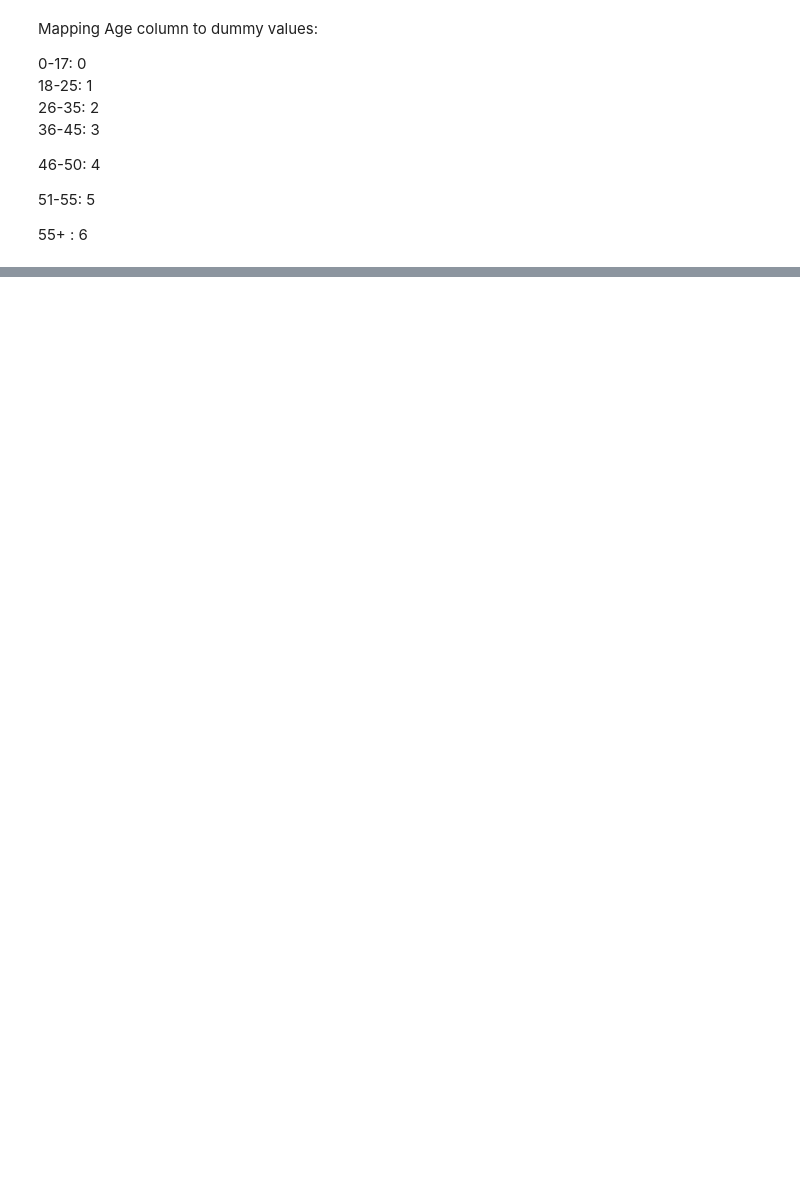
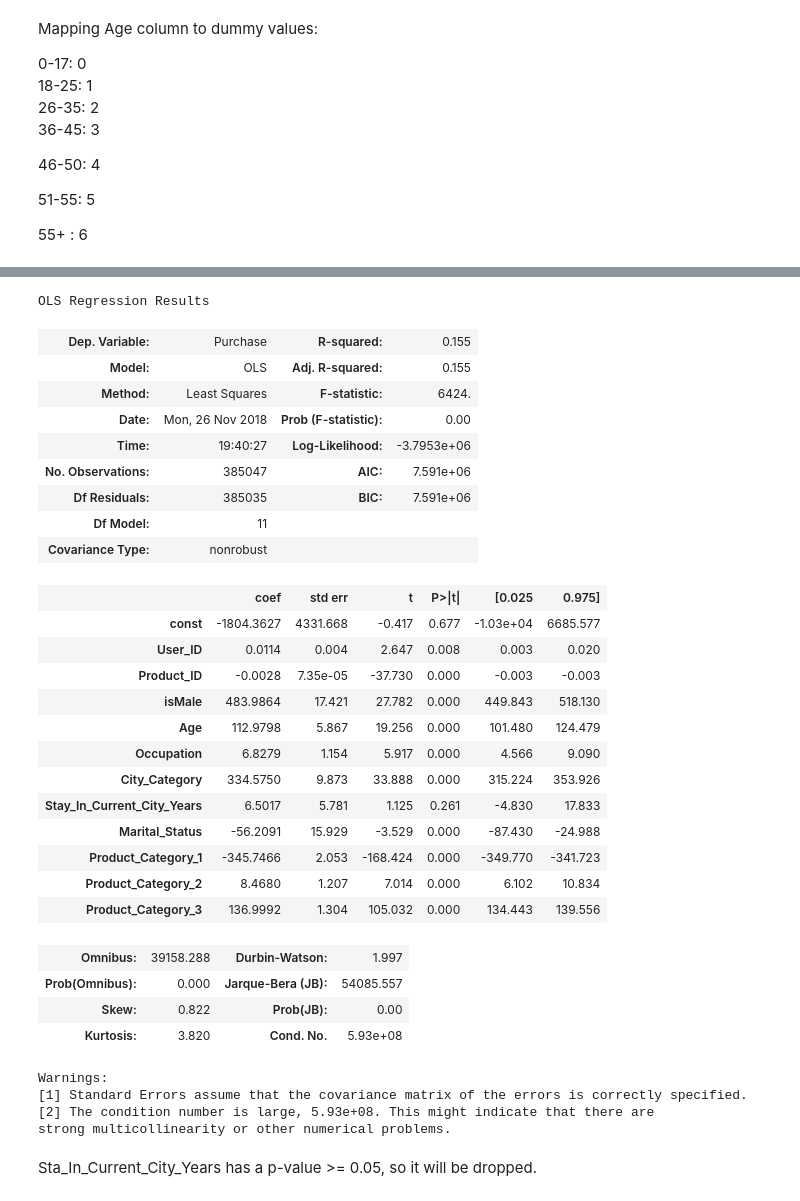
Before and after one commit to falihazikra/Black-Friday, a Jupyter notebook: notebooks/Black Friday - cleaned data.ipynb, the cells around one changed output, grey strips where cells are left out. Cells and saved outputs as stored; diff of their text form; code cells hidden in the pictures; blank space fills up the shorter version.

```diff
--- a/notebooks/Black Friday - cleaned data.ipynb
+++ b/notebooks/Black Friday - cleaned data.ipynb
@@ -143,0 +167,38 @@ numpy.ndarray
+# %%
+multivar_model = sm.OLS(y,sm.add_constant(X)).fit()
+# %%
+multivar_model.summary()
+# %% [output]
+OLS Regression Results
+| Dep. Variable: | Purchase | R-squared: | 0.155 |
+| Model: | OLS | Adj. R-squared: | 0.155 |
+| Method: | Least Squares | F-statistic: | 6424. |
+| Date: | Mon, 26 Nov 2018 | Prob (F-statistic): | 0.00 |
+| Time: | 19:40:27 | Log-Likelihood: | -3.7953e+06 |
+| No. Observations: | 385047 | AIC: | 7.591e+06 |
+| Df Residuals: | 385035 | BIC: | 7.591e+06 |
+| Df Model: | 11 |  |  |
+| Covariance Type: | nonrobust |  |  |
+|  | coef | std err | t | P>|t| | [0.025 | 0.975] |
+| const | -1804.3627 | 4331.668 | -0.417 | 0.677 | -1.03e+04 | 6685.577 |
+| User_ID | 0.0114 | 0.004 | 2.647 | 0.008 | 0.003 | 0.020 |
+| Product_ID | -0.0028 | 7.35e-05 | -37.730 | 0.000 | -0.003 | -0.003 |
+| isMale | 483.9864 | 17.421 | 27.782 | 0.000 | 449.843 | 518.130 |
+| Age | 112.9798 | 5.867 | 19.256 | 0.000 | 101.480 | 124.479 |
+| Occupation | 6.8279 | 1.154 | 5.917 | 0.000 | 4.566 | 9.090 |
+| City_Category | 334.5750 | 9.873 | 33.888 | 0.000 | 315.224 | 353.926 |
+| Stay_In_Current_City_Years | 6.5017 | 5.781 | 1.125 | 0.261 | -4.830 | 17.833 |
+| Marital_Status | -56.2091 | 15.929 | -3.529 | 0.000 | -87.430 | -24.988 |
+| Product_Category_1 | -345.7466 | 2.053 | -168.424 | 0.000 | -349.770 | -341.723 |
+| Product_Category_2 | 8.4680 | 1.207 | 7.014 | 0.000 | 6.102 | 10.834 |
+| Product_Category_3 | 136.9992 | 1.304 | 105.032 | 0.000 | 134.443 | 139.556 |
+| Omnibus: | 39158.288 | Durbin-Watson: | 1.997 |
+| Prob(Omnibus): | 0.000 | Jarque-Bera (JB): | 54085.557 |
+| Skew: | 0.822 | Prob(JB): | 0.00 |
+| Kurtosis: | 3.820 | Cond. No. | 5.93e+08 |
+Warnings:
+[1] Standard Errors assume that the covariance matrix of the errors is correctly specified.
+[2] The condition number is large, 5.93e+08. This might indicate that there are
+strong multicollinearity or other numerical problems.
+# %% [markdown]
+Sta_In_Current_City_Years has a p-value >= 0.05, so it will be dropped.
```
Also changed, not shown: parts of 26 cells of this notebook, 2 other files.
